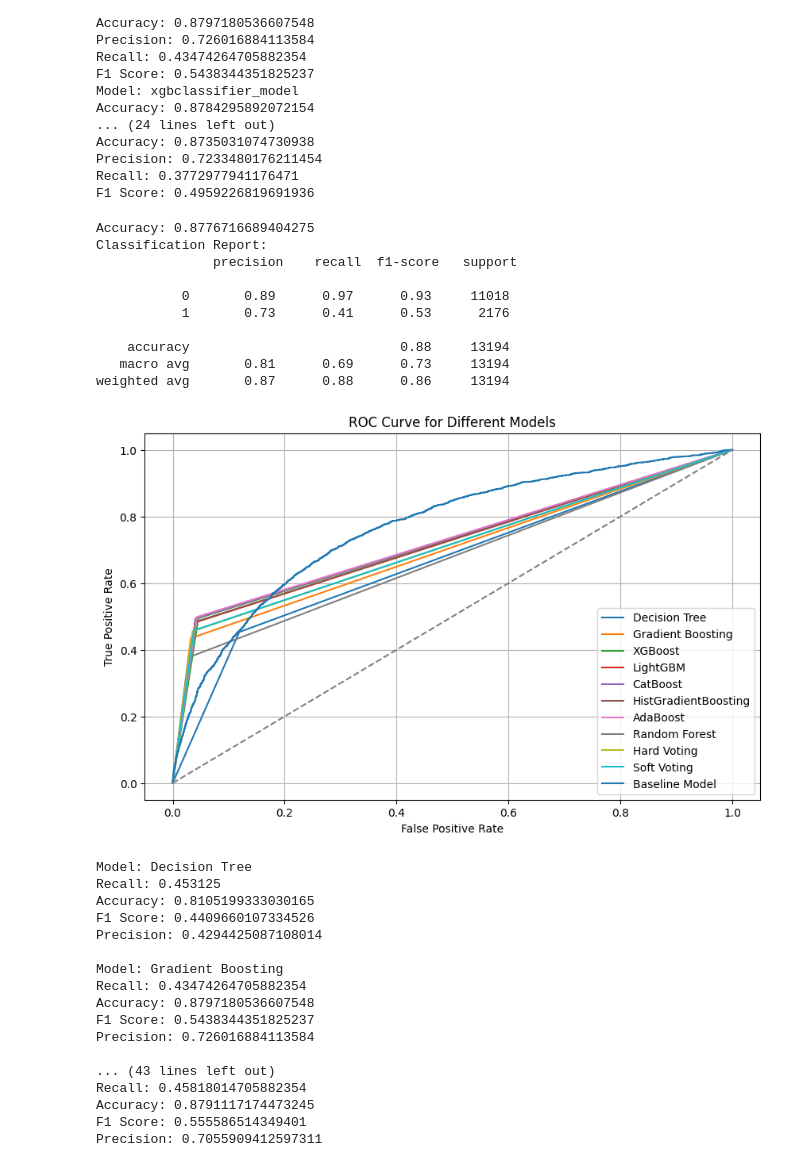
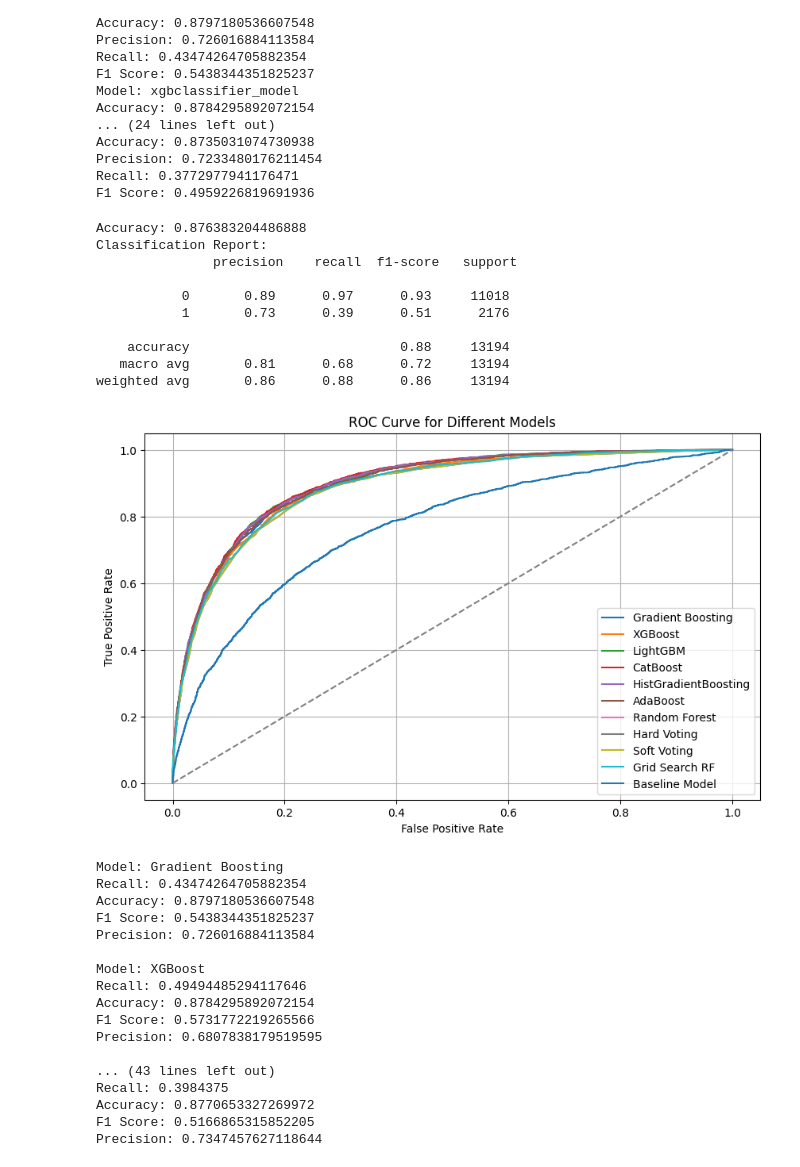
Before and after one commit to kclzl-nus/Detect-Fraudulent-Bank-Accounts, a Jupyter notebook: notebooks/4.1-challenger-model.ipynb, the cells around one changed output. Cells and saved outputs as stored; diff of their text form; code cells hidden in the pictures.

```diff
--- a/notebooks/4.1-challenger-model.ipynb
+++ b/notebooks/4.1-challenger-model.ipynb
@@ -1020,34 +1020,34 @@ else:
                   'max_depth': [None, 10, 20]}
     # Perform grid search with Random Forest
     rf_grid_model = GridSearchCV(RandomForestClassifier(random_state=42), param_grid, cv=5)
-    rf_grid_model.fit(X_train, y_train)
+    rf_grid_model.fit(X_train_rfe_fe, y_train_rfe_fe)
     # Save the trained model
     with open(rf_grid_model_path, 'wb') as file:
         pickle.dump(rf_grid_model, file)
 
 # Make predictions and compute ROC AUC
-rf_grid_pred = rf_grid_model.predict(X_test)
-rf_grid_roc_auc = roc_auc_score(y_test, rf_grid_model.predict_proba(X_test)[:,1])
-fpr_rf_grid, tpr_rf_grid, thresholds_rf_grid = roc_curve(y_test, rf_grid_model.predict_proba(X_test)[:,1])
+rf_grid_pred = rf_grid_model.predict(X_test_rfe_fe)
+rf_grid_roc_auc = roc_auc_score(y_test_rfe_fe, rf_grid_model.predict_proba(X_test_rfe_fe)[:,1])
+fpr_rf_grid, tpr_rf_grid, thresholds_rf_grid = roc_curve(y_test_rfe_fe, rf_grid_model.predict_proba(X_test_rfe_fe)[:,1])
 
 # Evaluate the performance of the model
-accuracy = accuracy_score(y_test, rf_grid_pred)
-report = classification_report(y_test, rf_grid_pred)
+accuracy = accuracy_score(y_test_rfe_fe, rf_grid_pred)
+report = classification_report(y_test_rfe_fe, rf_grid_pred)
 
 # Print the results
 print("Accuracy:", accuracy)
 print("Classification Report:\n", report)
 # %% [output]
-Accuracy: 0.8776716689404275
+Accuracy: 0.876383204486888
 Classification Report:
                precision    recall  f1-score   support
 
            0       0.89      0.97      0.93     11018
-           1       0.73      0.41      0.53      2176
+           1       0.73      0.39      0.51      2176
 
     accuracy                           0.88     13194
-   macro avg       0.81      0.69      0.73     13194
-weighted avg       0.87      0.88      0.86     13194
+   macro avg       0.81      0.68      0.72     13194
+weighted avg       0.86      0.88      0.86     13194
 # %%
 from sklearn.ensemble import VotingClassifier
 
@@ -1156,7 +1097,7 @@ precisions = []
 
 # List of all models
 all_models = [
-    ('Decision Tree', dt_model),
+    # ('Decision Tree', dt_model),
     ('Gradient Boosting', gb_model),
     ('XGBoost', xgb_model),
     ('LightGBM', lgbm_model),
@@ -1164,18 +1105,29 @@ all_models = [
     ('HistGradientBoosting', hist_gb_model),
     ('AdaBoost', adaboost_model),
     ('Random Forest', rf_model),
-    # ('Grid Search Random Forest', rf_grid_model)
     ('Hard Voting', hard_voting_model),
-    ('Soft Voting', soft_voting_model)
+    ('Soft Voting', soft_voting_model),
+    ('Grid Search RF', rf_grid_model)
 ]
 
 # Iterate over each model
 for model_name, model in all_models:
     # Make predictions
     if model_name in ['Hard Voting', 'Soft Voting']:
+        # For voting models, use predict
         y_pred = model.predict(X_test_rfe_fe)
+
     else:
-        y_pred = model.predict(X_test_rfe_fe)
+        # For individual models, handle probability estimates
+        try:
+            y_pred_proba = model.predict_proba(X_test_rfe_fe)[:, 1]
+        except AttributeError:
+            # Some models may not support predict_proba, in that case, use decision_function
+            y_pred_proba = model.decision_function(X_test_rfe_fe)
+
+        # Convert probabilities to binary predictions using a threshold
+        threshold = 0.5  # Example threshold, you can adjust this
+        y_pred = (y_pred_proba >= threshold).astype(int)
 
     # Calculate evaluation metrics
     recall = recall_score(y_test_rfe_fe, y_pred)
@@ -1187,50 +1139,50 @@ for model_name, model in all_models:
     model_names.append(model_name)
     recalls.append(recall)
     accuracies.append(accuracy)
     f1_scores.append(f1)
     precisions.append(precision)
 
     # Calculate ROC curve
-    fpr, tpr, _ = roc_curve(y_test_rfe_fe, y_pred)
+    fpr, tpr, _ = roc_curve(y_test_rfe_fe, y_pred_proba)
     roc_curves.append((fpr, tpr))
 
 # Plot ROC curves for all models
 plt.figure(figsize=(10, 6))
 for model_name, (fpr, tpr) in zip(model_names, roc_curves):
     plt.plot(fpr, tpr, label=model_name)
-plt.plot(fpr_bm,tpr_bm,label = 'Baseline Model')
+plt.plot(fpr_bm, tpr_bm, label='Baseline Model')
 plt.plot([0, 1], [0, 1], linestyle='--', color='gray')
 plt.xlabel('False Positive Rate')
 plt.ylabel('True Positive Rate')
 plt.title('ROC Curve for Different Models')
 plt.legend(loc='lower right')
 plt.grid(True)
 plt.show()
 
 # Print evaluation metrics for each model
 for i, model_name in enumerate(model_names):
     print(f"Model: {model_name}")
     print(f"Recall: {recalls[i]}")
     print(f"Accuracy: {accuracies[i]}")
     print(f"F1 Score: {f1_scores[i]}")
     print(f"Precision: {precisions[i]}")
     print()
 # %% [output]
-[figure, old version]
+[figure, new version]
-Model: Decision Tree
-Recall: 0.453125
-Accuracy: 0.8105199333030165
-F1 Score: 0.4409660107334526
-Precision: 0.4294425087108014
-
 Model: Gradient Boosting
 Recall: 0.43474264705882354
 Accuracy: 0.8797180536607548
 F1 Score: 0.5438344351825237
 Precision: 0.726016884113584
 
+Model: XGBoost
+Recall: 0.49494485294117646
+Accuracy: 0.8784295892072154
+F1 Score: 0.5731772219265566
+Precision: 0.6807838179519595
+
 ... (43 lines left out)
-Recall: 0.45818014705882354
-Accuracy: 0.8791117174473245
-F1 Score: 0.555586514349401
-Precision: 0.7055909412597311
+Recall: 0.3984375
+Accuracy: 0.8770653327269972
+F1 Score: 0.5166865315852205
+Precision: 0.7347457627118644
```
Also changed, not shown: parts of 22 cells of this notebook, 1 other file.
